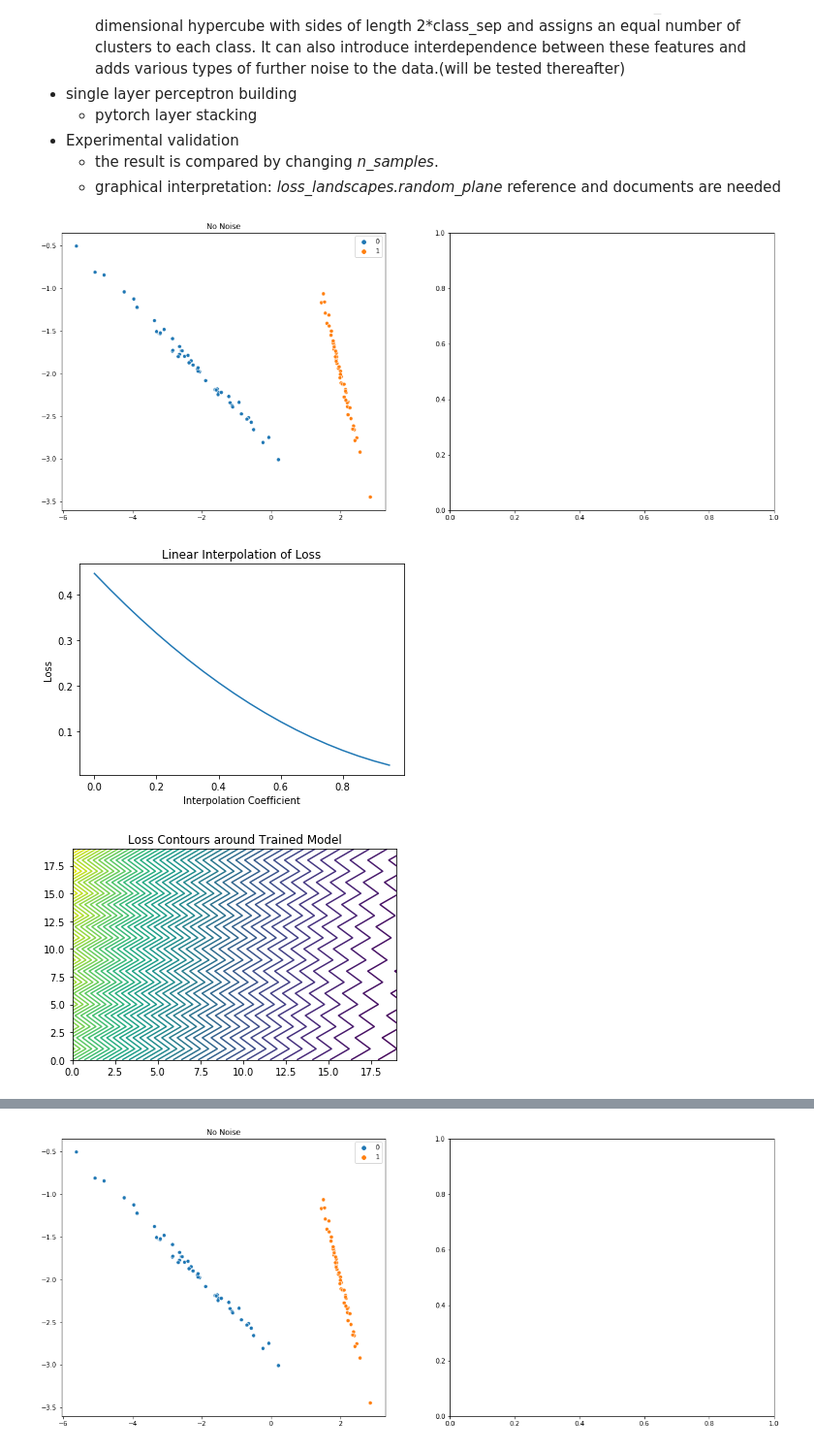
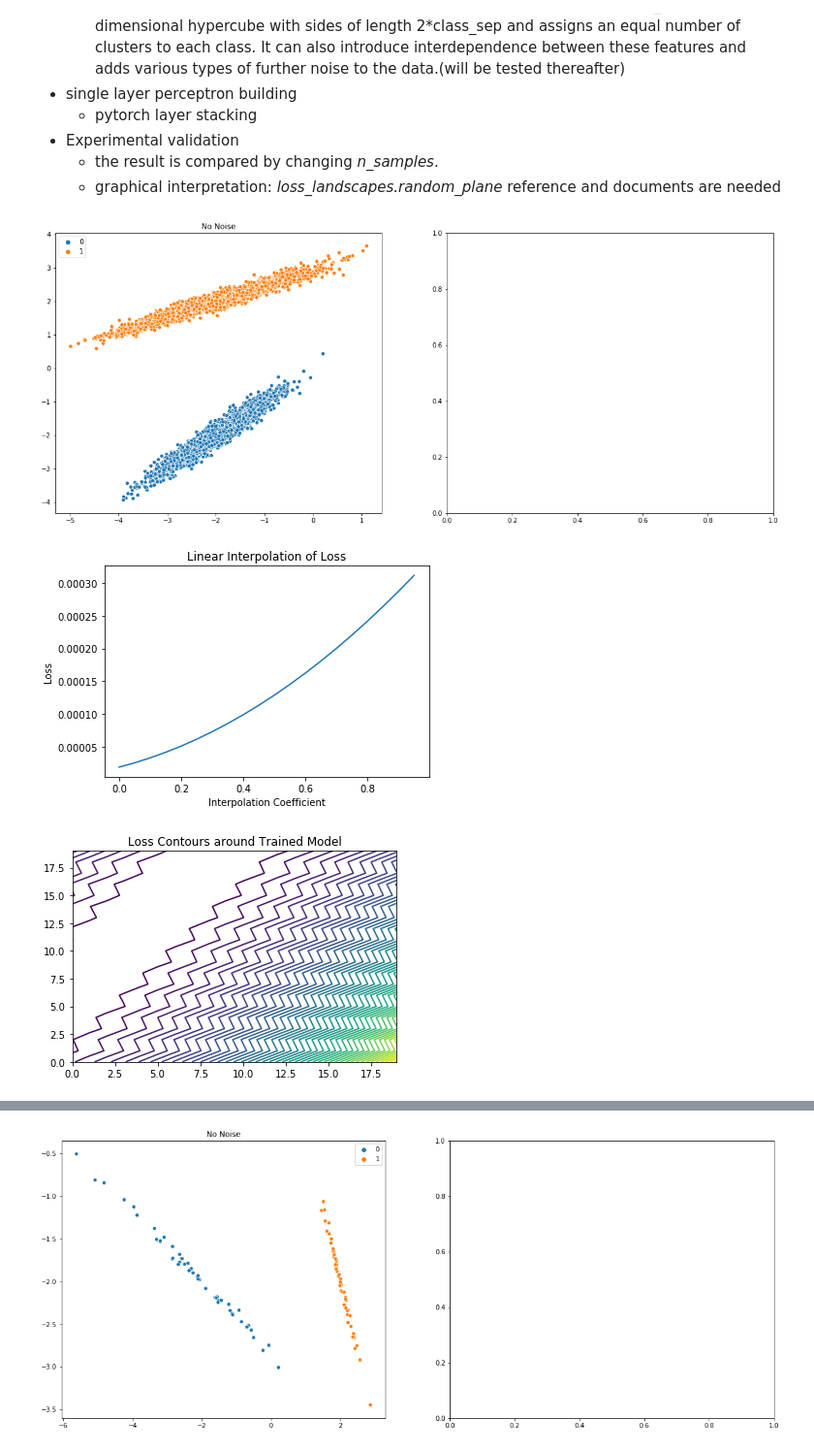
Before and after one commit to GanshengT/GroupProjCS28010Nov, a Jupyter notebook: SampleSizeSmoothness.ipynb, the cells around one changed output, grey strips where cells are left out. Shown at 97% size. Saved outputs shown, nothing was run; the diff lists cells and outputs as text; code cells hidden in the pictures.

```diff
--- a/SampleSizeSmoothness.ipynb
+++ b/SampleSizeSmoothness.ipynb
@@ -51,19 +51,19 @@ Conclusion: Increasing sample size can reduce "the dimension of local minimum su
 # %%
 from sklearn.datasets import make_classification
 import matplotlib.pyplot as plt
 import seaborn as sns
 # Generate Clean data
-X,y = make_classification(n_samples=100, n_features=2, n_informative=2,n_redundant=0, n_repeated=0, n_classes=2, n_clusters_per_class=1,class_sep=2,flip_y=0,weights=[0.5,0.5], random_state=17)
+X,y = make_classification(n_samples=5000, n_features=2, n_informative=2,n_redundant=0, n_repeated=0, n_classes=2, n_clusters_per_class=1,class_sep=2,flip_y=0,weights=[0.5,0.5], random_state=17)
 f, (ax1,ax2) = plt.subplots(nrows=1, ncols=2,figsize=(20,8))
 sns.scatterplot(X[:,0],X[:,1],hue=y,ax=ax1);
 ax1.set_title("No Noise");
 # # Generate noisy Data - for later test
 # X,y = make_classification(n_samples=10000, n_features=2, n_informative=2, n_redundant=0, n_repeated=0, n_classes=2, n_clusters_per_class=1,class_sep=2,flip_y=0.2,weights=[0.5,0.5], random_state=17)
 # sns.scatterplot(X[:,0],X[:,1],hue=y,ax=ax2);
 # ax2.set_title("With Noise");
 # plt.show();
 # %% [output]
-[figure, old version]
+[figure, new version]
 # %%
 import torch.nn
 import copy
@@ -135,14 +135,14 @@ axes = plt.gca()
 # axes.set_ylim([2.300,2.325])
 plt.show()
 # %% [output]
-[figure, old version]
+[figure, new version]
 # %%
 loss_data_fin = loss_landscapes.random_plane(SANN_final, metric, 10, steps, normalization='filter', deepcopy_model=True)
 plt.contour(loss_data_fin, levels=50)
 plt.title('Loss Contours around Trained Model')
 plt.show()
 # %% [output]
-[figure, old version]
+[figure, new version]
 # %%
 from mpl_toolkits import mplot3d
 import numpy as np
```
Also changed, not shown: parts of 10 cells of this notebook.
